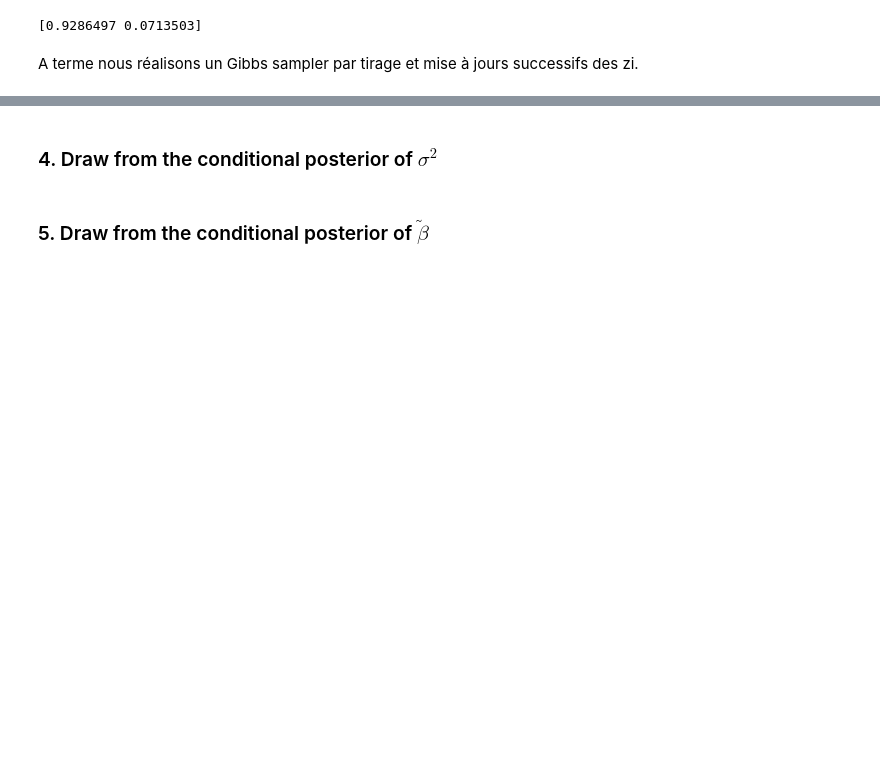
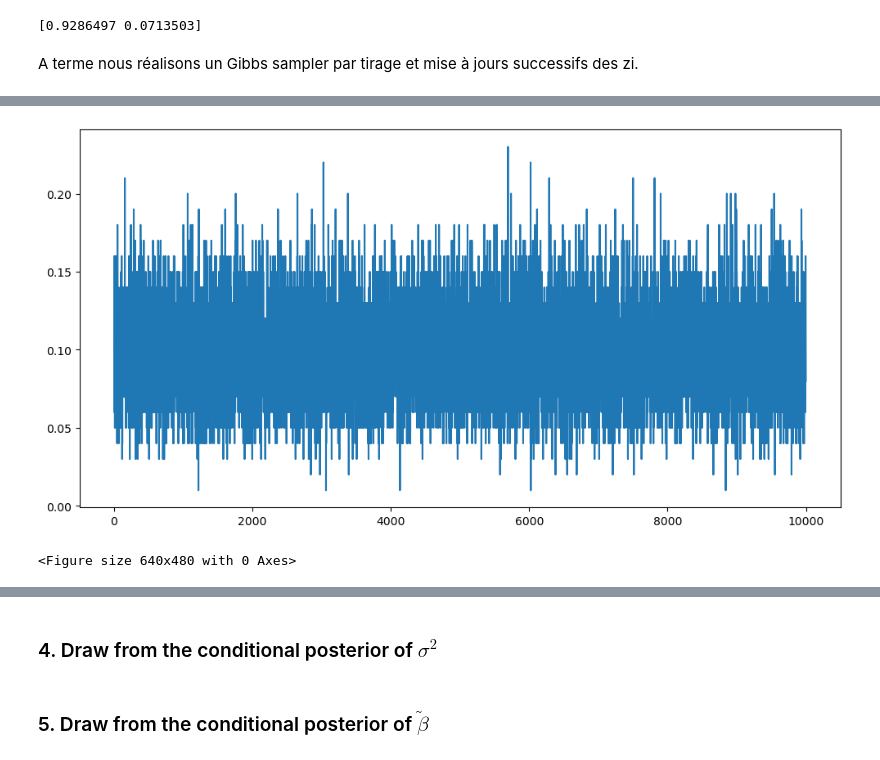
Before and after one commit to yanisrem/AssignmentsSB, a Jupyter notebook: DM2_vectorization yanis.ipynb, the cells around one changed output, grey strips where cells are left out. Cells and saved outputs as stored; diff of their text form; code cells hidden in the pictures; blank space fills up the shorter version.

```diff
--- a/DM2_vectorization yanis.ipynb
+++ b/DM2_vectorization yanis.ipynb
@@ -573,0 +576,11 @@ plt.show()
+# %%
+data1 = data0.copy()
+sampled_z_posterior=gibbs_z(data1, 10000, return_all_steps=True, seed=seed)
+
+plt.figure(figsize=(12,6))
+plt.plot([np.mean(x) for x in sampled_z_posterior])
+plt.figure("Average of the components of the Z vector sampled at each iteration - 10 000 iterations")
+plt.show()
+# %% [output]
+[figure, added]
+<Figure size 640x480 with 0 Axes>
```
Also changed, not shown: parts of 12 cells of this notebook.
